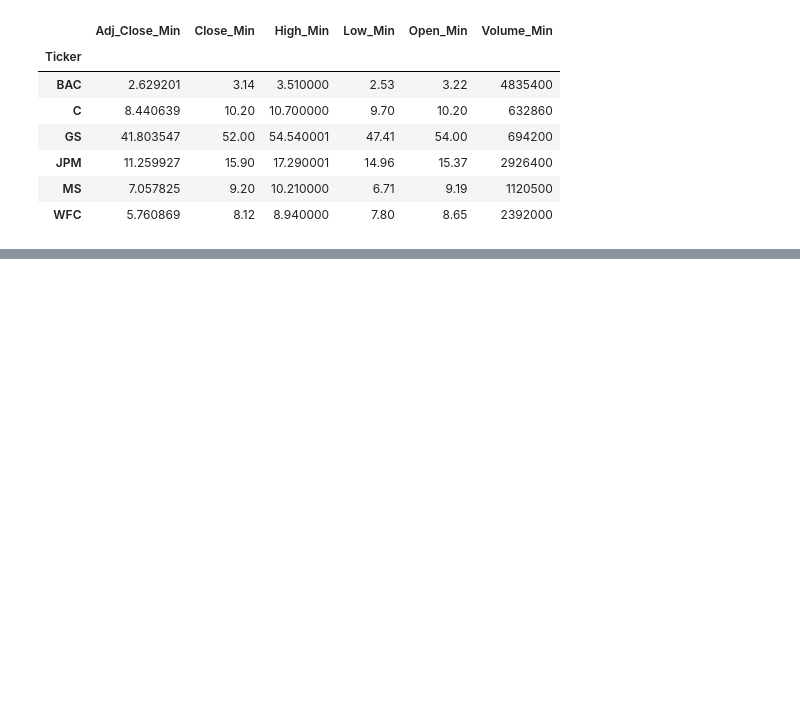
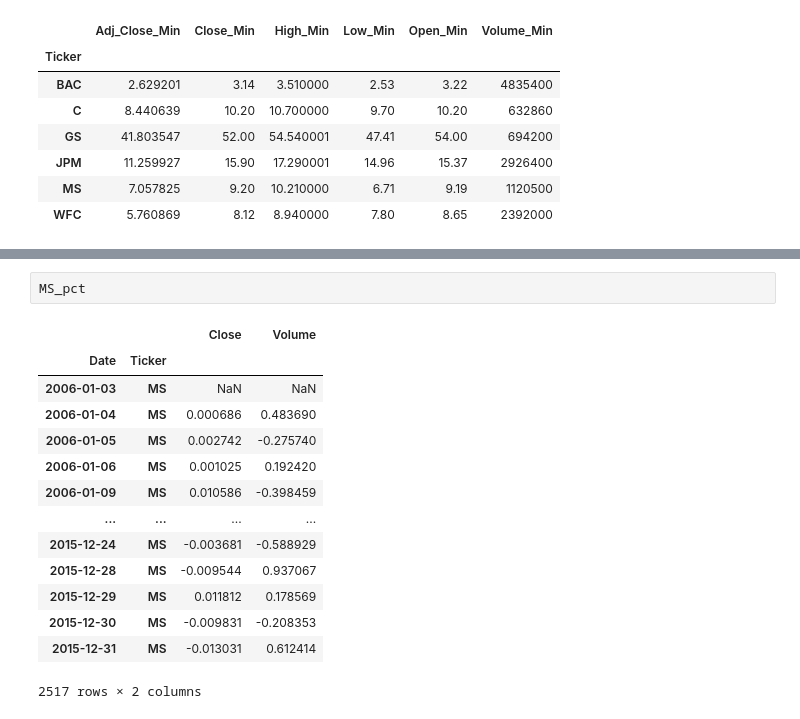
Before and after one commit to MeetPatel89/stocks_analysis, a Jupyter notebook: notebook.ipynb, the cells around one changed output, grey strips where cells are left out. Cells and saved outputs as stored; diff of their text form; blank space fills up the shorter version.

```diff
--- a/notebook.ipynb
+++ b/notebook.ipynb
@@ -265,0 +290,17 @@ df.groupby("Ticker").agg(Adj_Close_Min=("Adj Close", "min"), Close_Min=("Close",
+# %%
+MS_pct
+# %% [output]
+|  |  | Close | Volume |
+| Date | Ticker |  |  |
+| 2006-01-03 | MS | NaN | NaN |
+| 2006-01-04 | MS | 0.000686 | 0.483690 |
+| 2006-01-05 | MS | 0.002742 | -0.275740 |
+| 2006-01-06 | MS | 0.001025 | 0.192420 |
+| 2006-01-09 | MS | 0.010586 | -0.398459 |
+| ... | ... | ... | ... |
+| 2015-12-24 | MS | -0.003681 | -0.588929 |
+| 2015-12-28 | MS | -0.009544 | 0.937067 |
+| 2015-12-29 | MS | 0.011812 | 0.178569 |
+| 2015-12-30 | MS | -0.009831 | -0.208353 |
+| 2015-12-31 | MS | -0.013031 | 0.612414 |
+2517 rows × 2 columns
```
Also changed, not shown: parts of 7 cells of this notebook.
